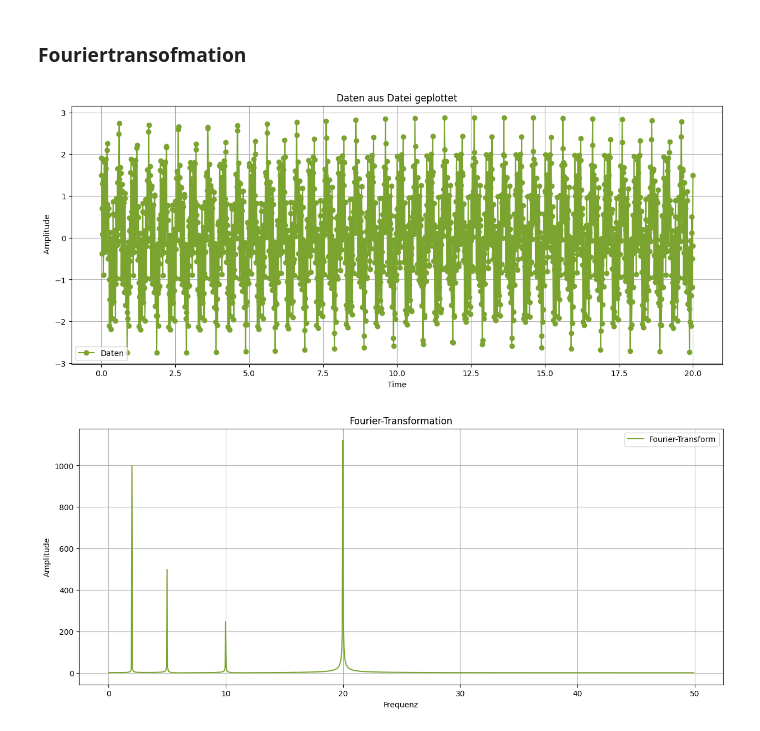
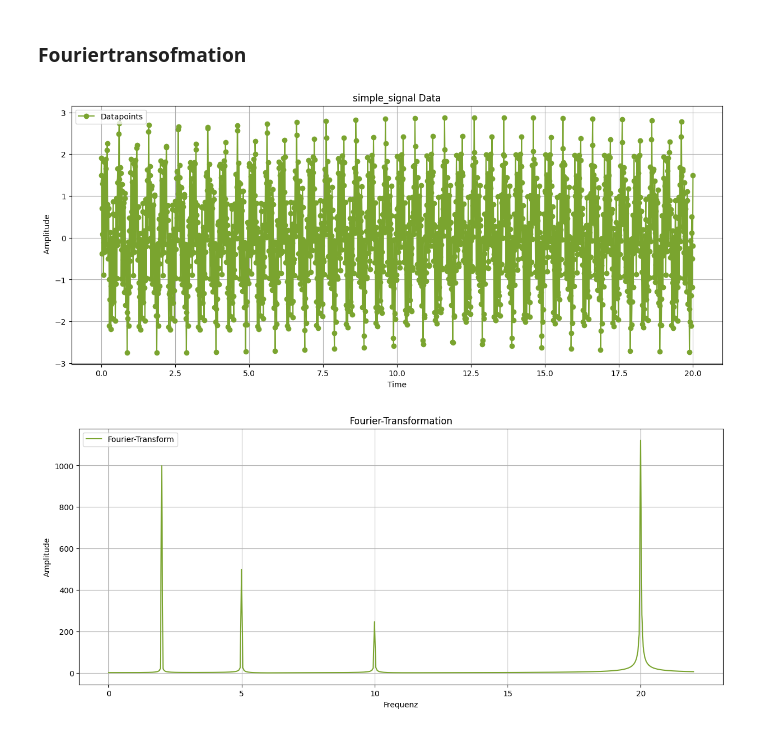
Before and after one commit to gravity225/UltraColdIons-Blockcourse, a Jupyter notebook: Übung02/JupiterÜbung02_FF.ipynb, the cells around one changed output. Saved outputs shown, nothing was run; the diff lists cells and outputs as text; code cells hidden in the pictures.

```diff
--- a/Übung02/JupiterÜbung02_FF.ipynb
+++ b/Übung02/JupiterÜbung02_FF.ipynb
@@ -40,44 +40,49 @@ import matplotlib.pyplot as plt
 import pandas as pd
 import numpy as np
 
-def plot_data_from_txt(file_path):
+
+
+def plot_data_from_txt(file_path, x_minff=None, x_maxff=None):
     # Daten einlesen
     df = pd.read_csv(file_path, skiprows=1, delimiter=',', header=None)
 
     # X- und Y-Daten extrahieren
     x_data = df.iloc[:, 0].values
     y_data = df.iloc[:, 1].values
 
     # Achsenbeschriftungen aus der ersten Zeile extrahieren
     with open(file_path, 'r') as file:
         labels = file.readline().strip().split(',')
 
     # Originaldaten plotten
     plt.figure(figsize=(15, 6))
-    plt.plot(x_data, y_data, marker='o', linestyle='-', label='Daten', color='#7aa42f')
+    plt.plot(x_data, y_data, marker='o', linestyle='-', label='Datapoints', color='#7aa42f')
     plt.xlabel(labels[0])
     plt.ylabel(labels[1])
-    plt.title('Daten aus Datei geplottet')
+    plt.title('simple_signal Data')
     plt.legend()
     plt.grid()
     plt.show()
 
     # Fourier-Transformation berechnen
     fft_values = np.fft.fft(y_data)
     freq = np.fft.fftfreq(len(y_data), d=(x_data[1] - x_data[0]))
 
+    # Frequenzbereich begrenzen
+    mask = (freq >= x_minff) & (freq <= x_maxff) if x_minff is not None and x_maxff is not None else (freq > 0)
+
     # Fourier-Transformationsplot
     plt.figure(figsize=(15, 6))
-    plt.plot(freq[:len(freq)//2], np.abs(fft_values[:len(freq)//2]), label='Fourier-Transform', color='#7aa42f')
+    plt.plot(freq[mask], np.abs(fft_values[mask]), label='Fourier-Transform', color='#7aa42f')
     plt.xlabel('Frequenz')
     plt.ylabel('Amplitude')
     plt.title('Fourier-Transformation')
     plt.legend()
     plt.grid()
     plt.show()
 
-# Beispielaufruf
-plot_data_from_txt('simple_signal.txt')
+# Beispielaufruf mit einem definierten x-Bereich
+plot_data_from_txt('simple_signal.txt', x_minff=0, x_maxff=22)
 # %% [output]
-[figure, old version]
+[figure, new version]
-[figure, old version]
+[figure, new version]
```
Also changed, not shown: parts of 2 cells of this notebook, 5 other files.
